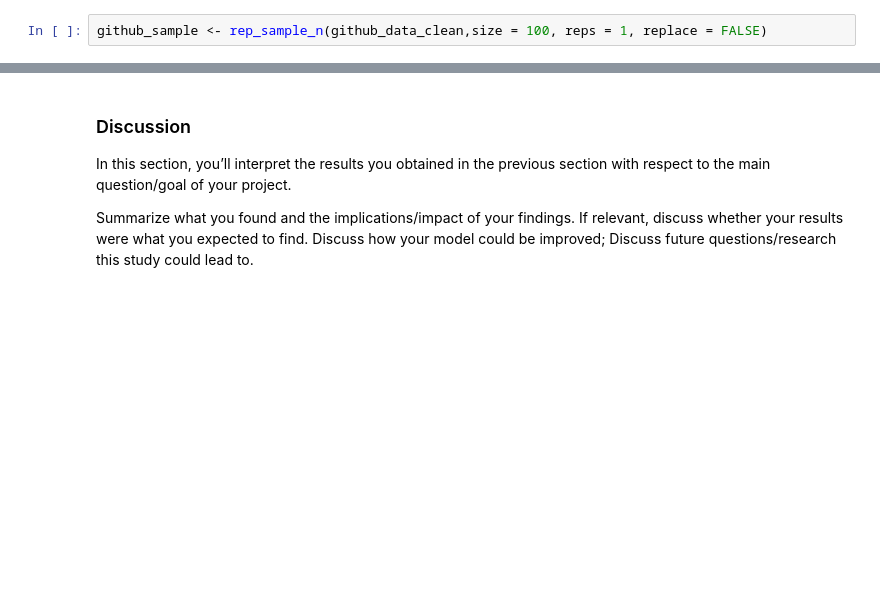
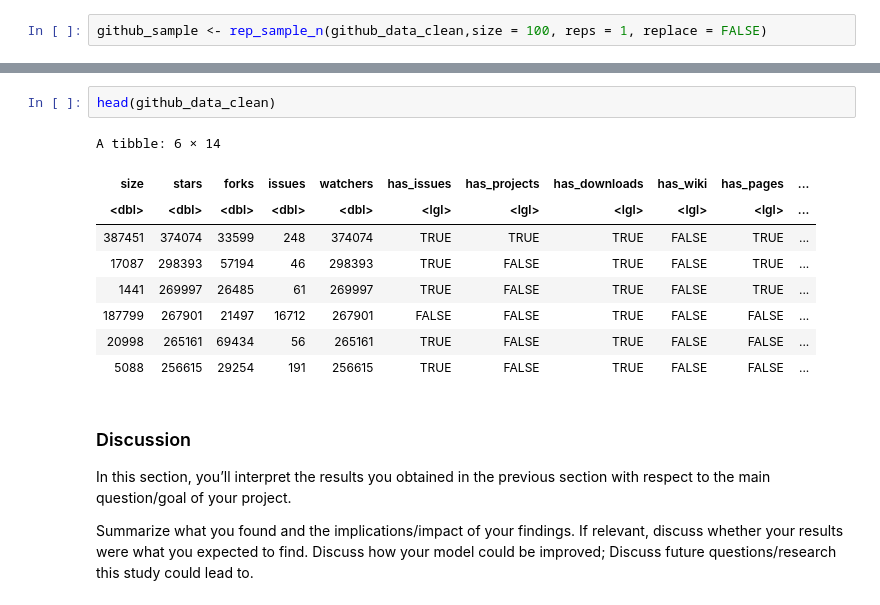
Before and after one commit to chloezandberg/stat301-final-project-group, a Jupyter notebook: final-project.ipynb, the cells around one changed output, grey strips where cells are left out. Drawn from its saved outputs; the diff is of its cells as text; blank space fills up the shorter version.

```diff
--- a/final-project.ipynb
+++ b/final-project.ipynb
@@ -257,3 +243,15 @@ Watchers_plot
+# %%
+head(github_data_clean)
+# %% [output]
+A tibble: 6 × 14
+| size | stars | forks | issues | watchers | has_issues | has_projects | has_downloads | has_wiki | has_pages | ... |
+| <dbl> | <dbl> | <dbl> | <dbl> | <dbl> | <lgl> | <lgl> | <lgl> | <lgl> | <lgl> | ... |
+| 387451 | 374074 | 33599 | 248 | 374074 | TRUE | TRUE | TRUE | FALSE | TRUE | ... |
+| 17087 | 298393 | 57194 | 46 | 298393 | TRUE | FALSE | TRUE | FALSE | TRUE | ... |
+| 1441 | 269997 | 26485 | 61 | 269997 | TRUE | FALSE | TRUE | FALSE | TRUE | ... |
+| 187799 | 267901 | 21497 | 16712 | 267901 | FALSE | FALSE | TRUE | FALSE | FALSE | ... |
+| 20998 | 265161 | 69434 | 56 | 265161 | TRUE | FALSE | TRUE | FALSE | FALSE | ... |
+| 5088 | 256615 | 29254 | 191 | 256615 | TRUE | FALSE | TRUE | FALSE | FALSE | ... |
 # %% [markdown]
 ### Discussion
 
```
Also changed, not shown: parts of 5 cells of this notebook.
